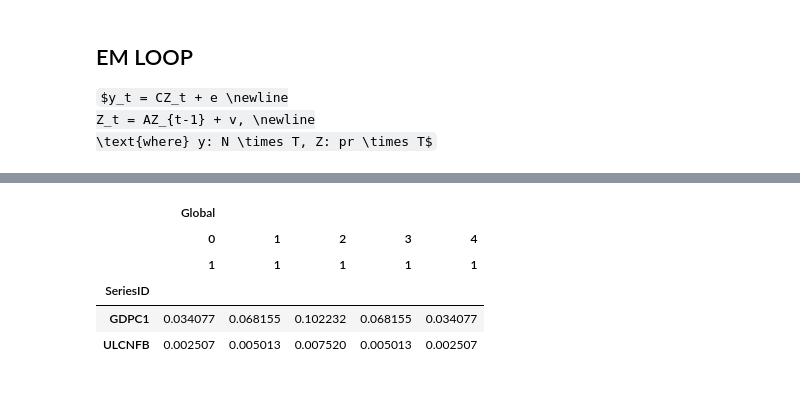
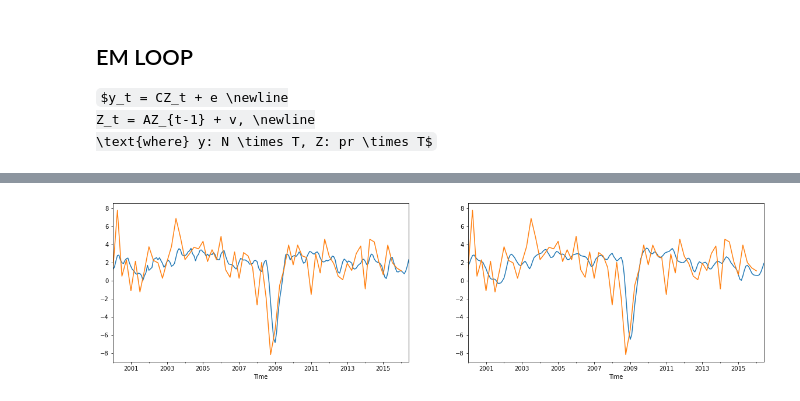
Before and after one commit to hyunchangyi/nowcasting, a Jupyter notebook: nowcasting.ipynb, the cells around one changed output, grey strips where cells are left out. Cells and saved outputs as stored; diff of their text form; code cells hidden in the pictures; some formulas as TeX source.

```diff
--- a/nowcasting.ipynb
+++ b/nowcasting.ipynb
@@ -1360,9 +1171,0 @@ C.loc[Mv, idx[blocks.columns, 0]]
-# %%
-C.loc[Qv, idx['Global', :]]
-# %% [output]
-|  | Global |  |  |  |  |
-|  | 0 | 1 | 2 | 3 | 4 |
-|  | 1 | 1 | 1 | 1 | 1 |
-| SeriesID |  |  |  |  |  |
-| GDPC1 | 0.034077 | 0.068155 | 0.102232 | 0.068155 | 0.034077 |
-| ULCNFB | 0.002507 | 0.005013 | 0.007520 | 0.005013 | 0.002507 |
@@ -1368,0 +1174,19 @@ C.loc[Qv, idx['Global', :]]
+# %%
+Z = DFMR0.Z
+C = DFMR0.M.C
+Wx = DFMR0.Wx
+Mx = DFMR0.Mx
+
+factors = blocks.columns.tolist()
+# %%
+t_var = 'GDPC1'
+
+fig, axs = plt.subplots(1, 2, figsize=(20, 5))
+
+(Z.loc[:, idx[factors]].dot(C.loc[t_var, idx[factors]].T)*Wx.loc[t_var] + Mx.loc[t_var]).plot(ax=axs[0])
+X[t_var].dropna().plot(ax=axs[0])
+
+(Z.loc[:, 'Global'].dot(C.loc[t_var, 'Global'].T)*Wx.loc[t_var] + Mx.loc[t_var]).plot(ax=axs[1])
+X[t_var].dropna().plot(ax=axs[1]);
+# %% [output]
+[figure, added]
```
Also changed, not shown: parts of 22 cells of this notebook, 1 other file.
